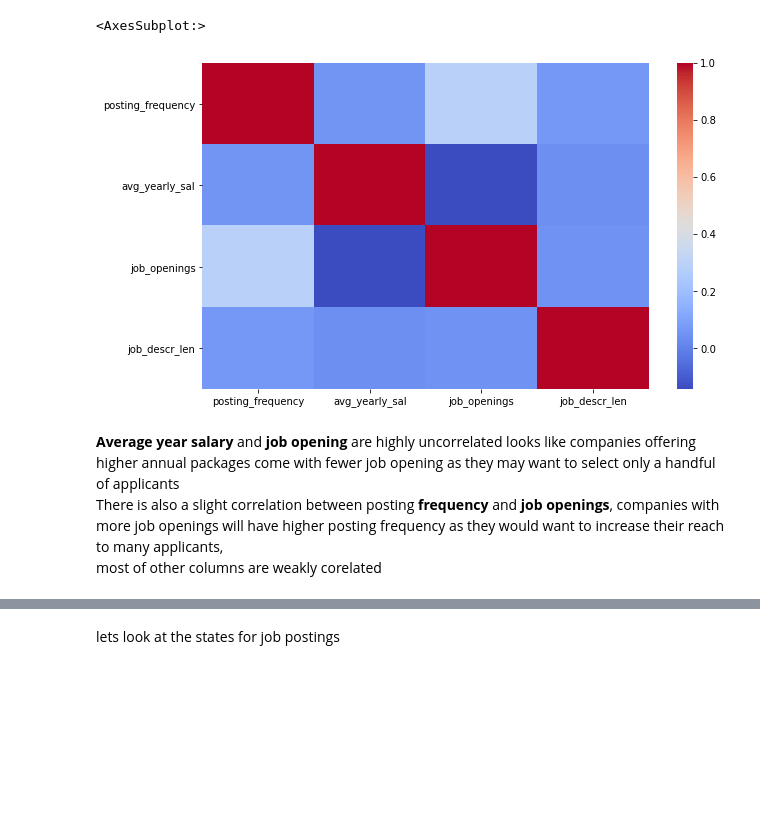
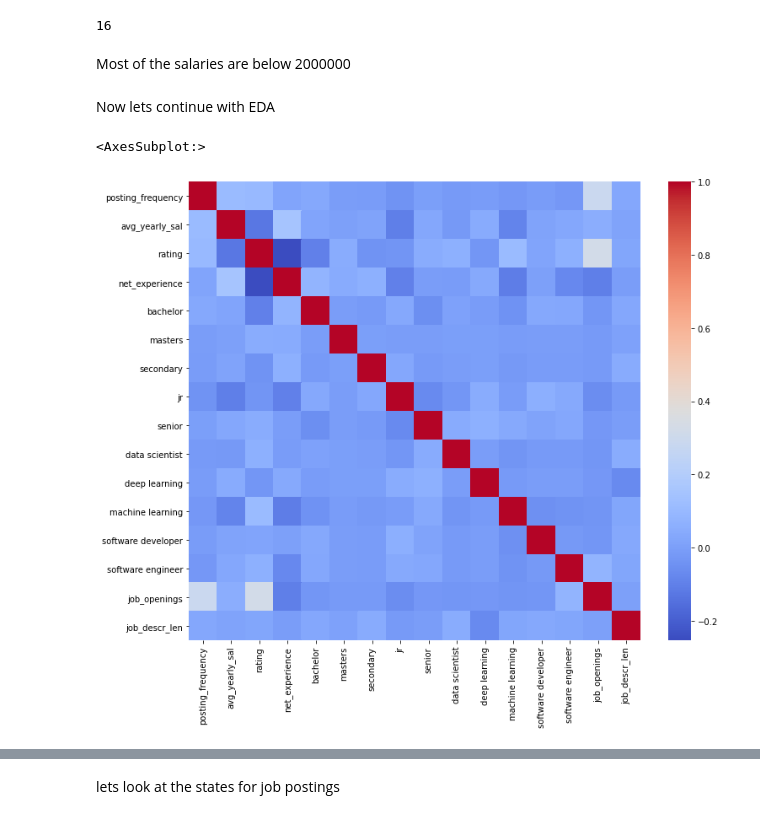
Before and after one commit to blaze-fire/Salary-Predictor, a Jupyter notebook: EDA.ipynb, the cells around one changed output, grey strips where cells are left out. Cells and saved outputs as stored; diff of their text form; code cells hidden in the pictures; blank space fills up the shorter version.

Commit message:
added feature engineering and EDA

```diff
--- a/EDA.ipynb
+++ b/EDA.ipynb
@@ -5,7 +5,7 @@ import matplotlib.pyplot as plt
 import seaborn as sns
 # %%
 %matplotlib inline
-plt.rcParams['figure.figsize'] = (10,6)
+plt.rcParams['figure.figsize'] = (10,8)
 # %%
 df = pd.read_csv('./data_prepared.csv')
 # %%
@@ -26,2 +25,0 @@ df.head()
-# %%
-df['requirements'].fillna('na', inplace=True)
@@ -53,9 +76,19 @@ corr = df[['Job_position', 'Company', 'Location', 'requirements',
+# %%
+len(df[df['avg_yearly_sal']>2e6])
+# %% [output]
+16
+# %% [markdown]
+Most of the salaries are below 2000000
+# %% [markdown]
+Now lets continue with EDA <br>
+# %%
+corr = df[['Job_position', 'posting_frequency', 'avg_yearly_sal', 'rating', 'net_experience', 'bachelor', 'masters', 'secondary', 'job_title', 'jr',
+       'senior', 'popular_profession', 'data scientist', 'deep learning', 'machine learning', 'software developer', 'software engineer',
+       'job_openings', 'job_descr_len']].corr()
 # %%
+plt.figure(figsize=(12,10))
+plt.figure
 sns.heatmap(corr, cmap='coolwarm')
 # %% [output]
 <AxesSubplot:>
-[figure, old version]
+[figure, new version]
-# %% [markdown]
-<b>Average year salary</b> and <b>job opening</b> are highly uncorrelated looks like companies offering higher annual packages come with fewer job opening as they may want to select only a handful of applicants <br>
-There is also a slight correlation between posting <b>frequency</b> and <b>job openings</b>, companies with more job openings will have higher posting frequency as they would want to increase their reach to many applicants, <br>
-most of other columns are weakly corelated
```
Also changed, not shown: parts of 67 cells of this notebook, 22 other files.
